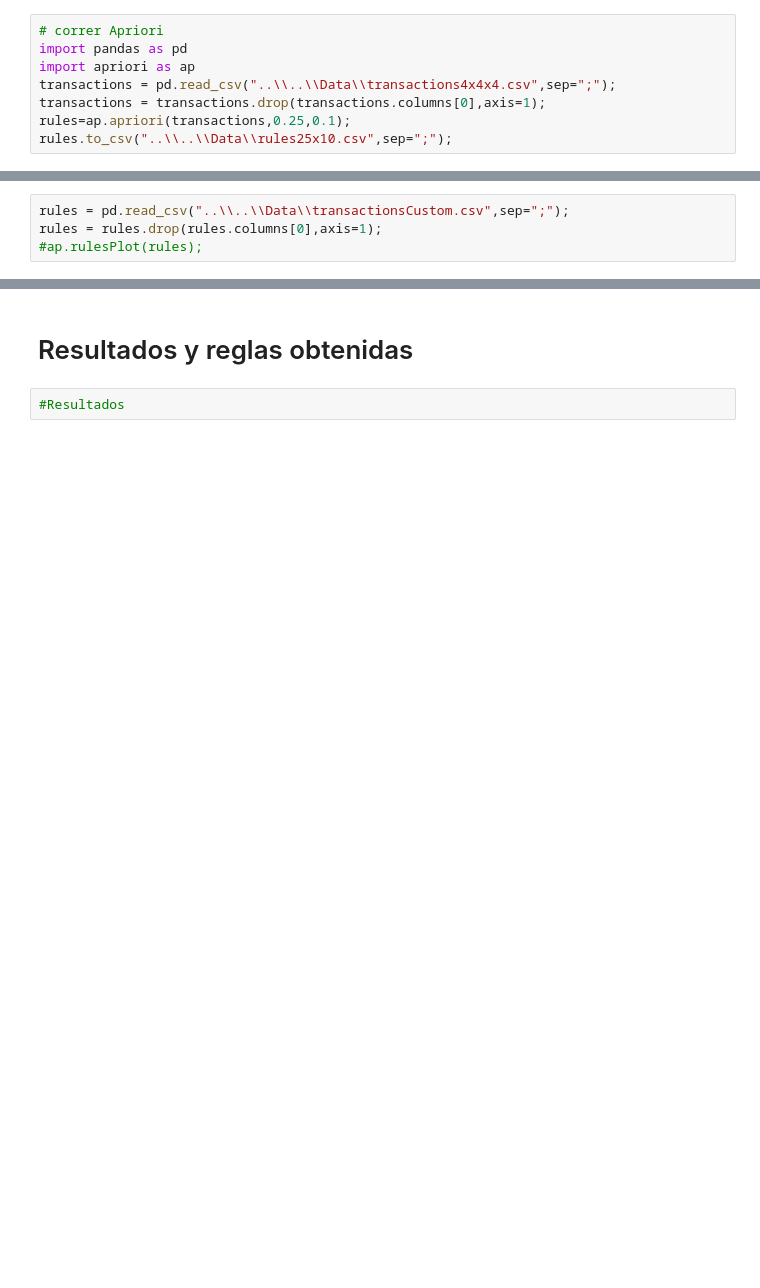
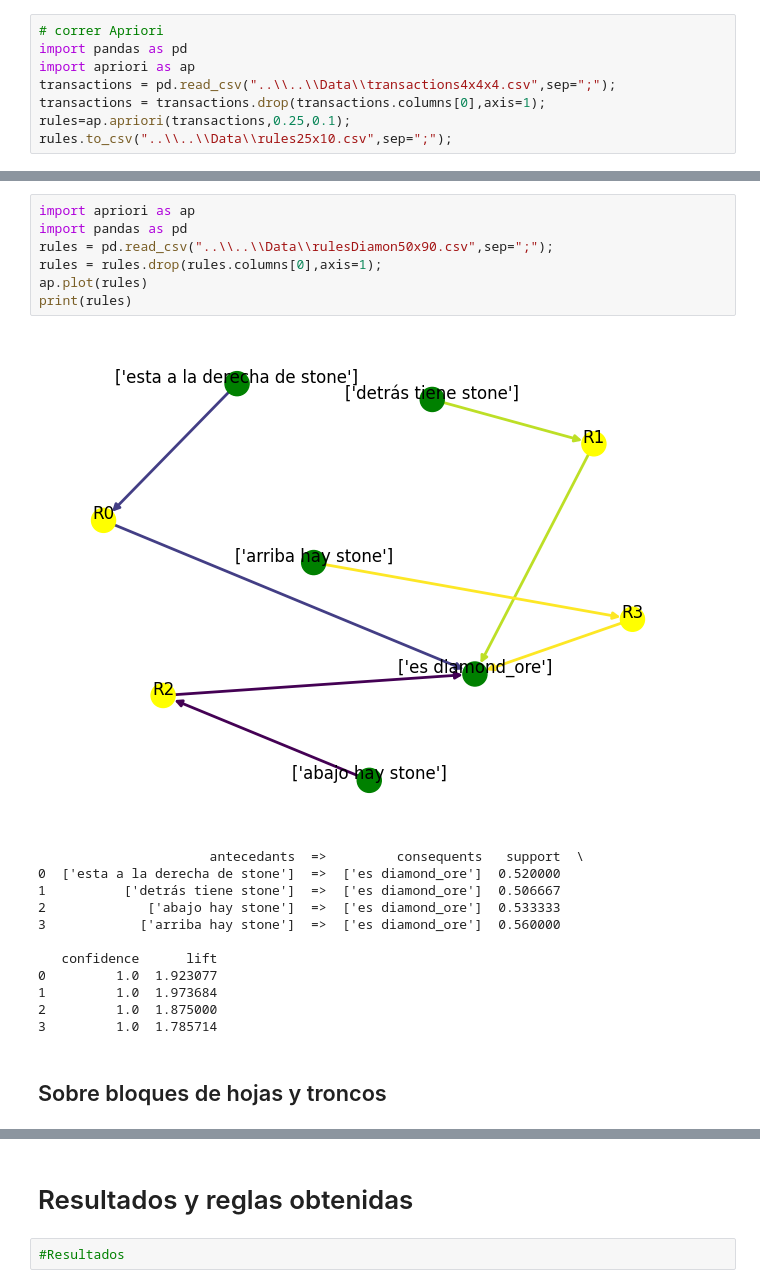
Before and after one commit to MrtC101/spatial-association-rules-mining, a Jupyter notebook: proyecto_final/code/python/Analisis.ipynb, the cells around one changed output, grey strips where cells are left out. Cells and saved outputs as stored; diff of their text form; blank space fills up the shorter version.

```diff
--- a/proyecto_final/code/python/Analisis.ipynb
+++ b/proyecto_final/code/python/Analisis.ipynb
@@ -432,4 +520,22 @@ KeyboardInterrupt:
 # %%
-rules = pd.read_csv("..\\..\\Data\\transactionsCustom.csv",sep=";");
+import apriori as ap
+import pandas as pd
+rules = pd.read_csv("..\\..\\Data\\rulesDiamon50x90.csv",sep=";");
 rules = rules.drop(rules.columns[0],axis=1);
-#ap.rulesPlot(rules);
+ap.plot(rules)
+print(rules)
+# %% [output]
+[figure, added]
+                      antecedants  =>         consequents   support  \
+0  ['esta a la derecha de stone']  =>  ['es diamond_ore']  0.520000
+1          ['detrás tiene stone']  =>  ['es diamond_ore']  0.506667
+2             ['abajo hay stone']  =>  ['es diamond_ore']  0.533333
+3            ['arriba hay stone']  =>  ['es diamond_ore']  0.560000
+
+   confidence      lift
+0         1.0  1.923077
+1         1.0  1.973684
+2         1.0  1.875000
+3         1.0  1.785714
+# %% [markdown]
+## Sobre bloques de hojas y troncos
```
Also changed, not shown: parts of 24 cells of this notebook, 4 other files.
